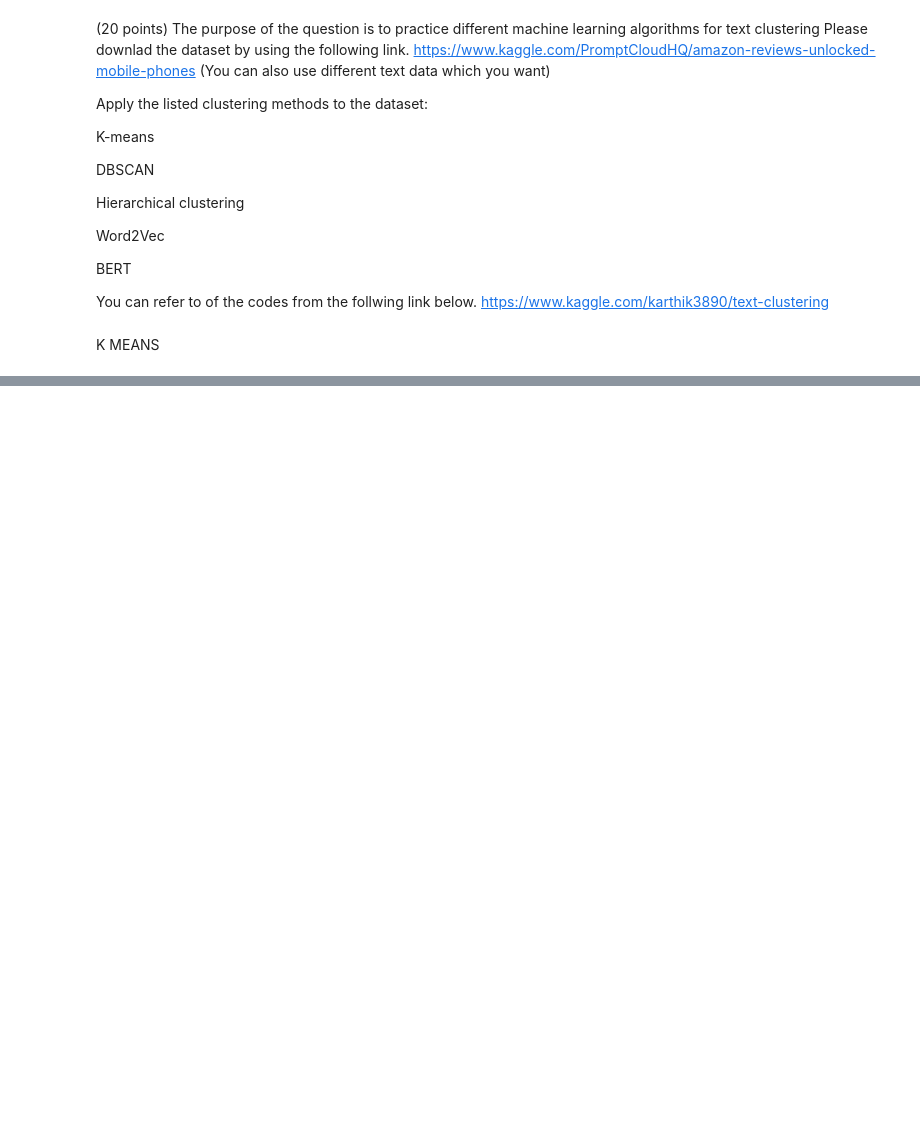
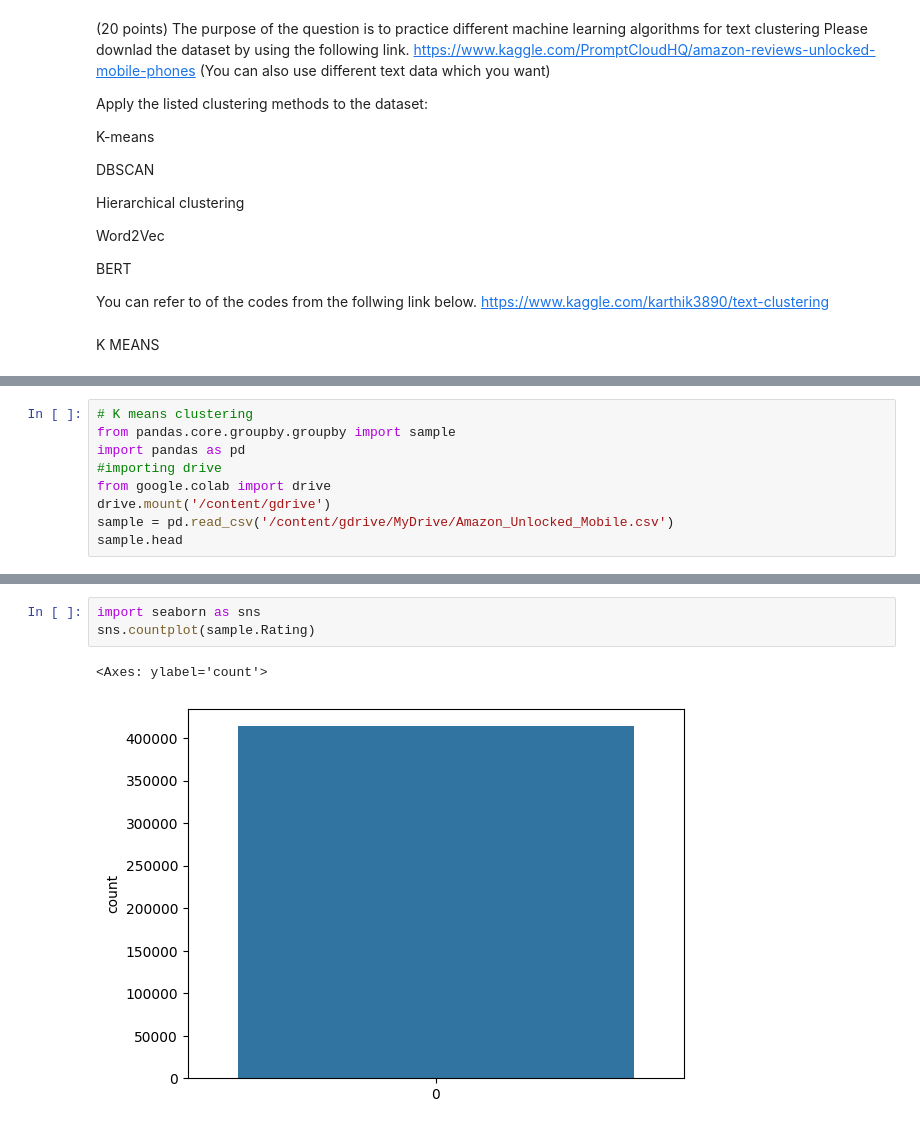
Before and after one commit to sravika-reddy12/Sravika-Reddy_INFO5731_Spring2023, a Jupyter notebook: In_class_exercise_5.ipynb, the cells around one changed output, grey strips where cells are left out. Cells and saved outputs as stored; diff of their text form; blank space fills up the shorter version.

```diff
--- a/In_class_exercise_5.ipynb
+++ b/In_class_exercise_5.ipynb
@@ -767,0 +639,9 @@ In one paragraph, please compare the results of K-means, DBSCAN, Hierarchical cl
+# %%
+# K means clustering
+from pandas.core.groupby.groupby import sample
+import pandas as pd
+#importing drive
+from google.colab import drive
+drive.mount('/content/gdrive')
+sample = pd.read_csv('/content/gdrive/MyDrive/Amazon_Unlocked_Mobile.csv')
+sample.head
@@ -767,0 +667,6 @@ In one paragraph, please compare the results of K-means, DBSCAN, Hierarchical cl
+# %%
+import seaborn as sns
+sns.countplot(sample.Rating)
+# %% [output]
+<Axes: ylabel='count'>
+[figure, added]
```
Also changed, not shown: parts of 121 cells of this notebook.
